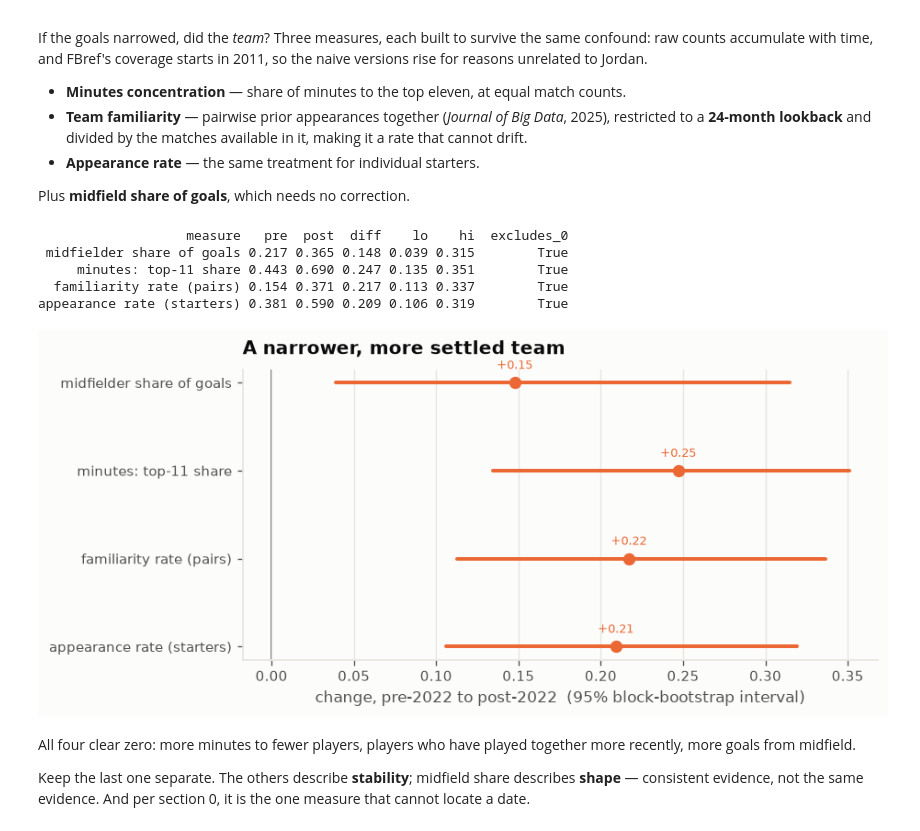
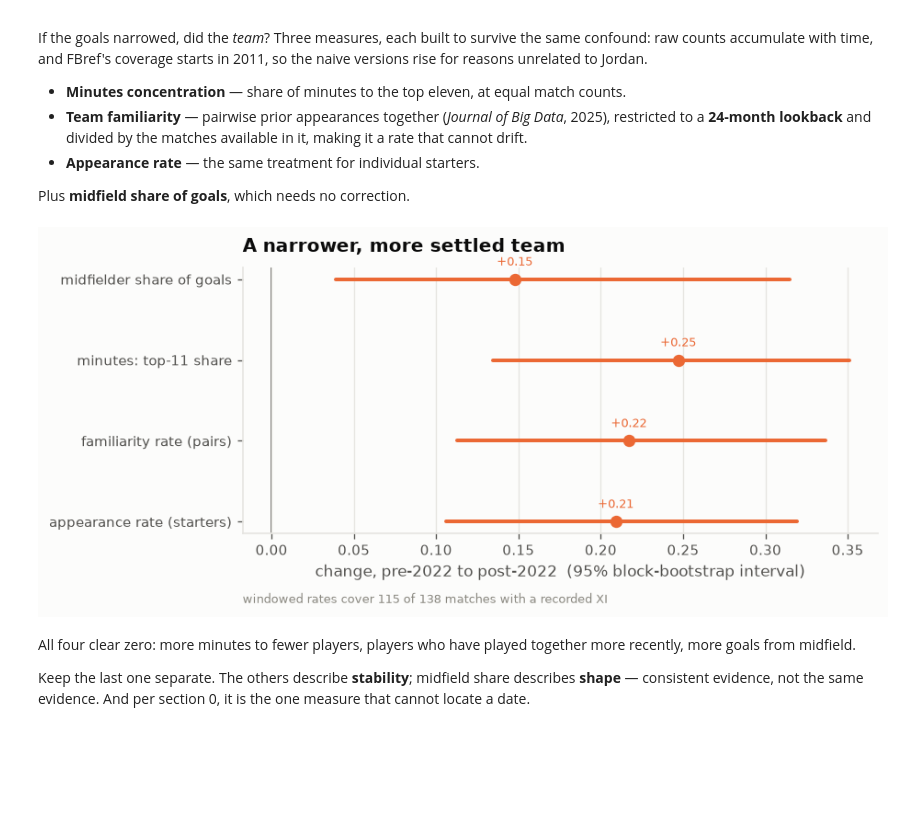
Before and after one commit to mqedan217/jordan-football-strength, a Jupyter notebook: notebooks/03_where_the_goals_came_from.ipynb, the cells around one changed output. Cells and saved outputs as stored; diff of their text form; code cells hidden in the pictures; blank space fills up the shorter version.

```diff
--- a/notebooks/03_where_the_goals_came_from.ipynb
+++ b/notebooks/03_where_the_goals_came_from.ipynb
@@ -209,13 +194,28 @@ findfont: Failed to find font weight semibold, now using 700.
 # two comparable, because there is no break for the cut to get past.
 band = pd.to_datetime(sweep.cut).between("2022-01-01", "2024-01-01")
 chosen = sweep[pd.to_datetime(sweep.cut) == CUT].iloc[0]
-for lab, _ in SWEEP:
-    ramp = chosen[lab] - sweep[lab].iloc[0]
-    flat = sweep.loc[band, lab].max() - sweep.loc[band, lab].min()
-    if abs(ramp) < 0.05:
-        verdict = "NO BREAK TO FIND -- as large at the 2018 cut as at 2022"
-    else:
-        ratio = flat / abs(ramp)
-        verdict = f"flat/ramp {ratio:4.2f}   " + ("PLATEAU" if ratio < 0.25 else "still moving")
-    print(f"  {lab:17s} ramp {ramp:+.3f}   flat {flat:.3f}   {verdict}")
+shape = pd.DataFrame([{"measure": lab,
+                       "ramp": abs(chosen[lab] - sweep[lab].iloc[0]),
+                       "flat": sweep.loc[band, lab].max() - sweep.loc[band, lab].min()}
+                      for lab, _ in SWEEP])
+shape["located"] = shape.ramp >= 0.05
+
+fig, ax = plt.subplots(figsize=(7.6, 2.9))
+d = shape.iloc[::-1].reset_index(drop=True)
+y = np.arange(len(d))
+ax.barh(y, d.ramp, height=0.58, color=viz.GRID, label="travel up to the 2022 cut")
+ax.barh(y, d.flat, height=0.26, color=viz.ORANGE,
+        label="movement still left after it")
+for i, r in d.iterrows():
+    txt = f"{r.flat / r.ramp:.0%} of the travel" if r.located else "no travel to locate"
+    ax.annotate(txt, (max(r.ramp, r.flat), i), xytext=(7, 0), va="center",
+                textcoords="offset points", fontsize=8.5, color=viz.INK_2)
+ax.set_yticks(y)
+ax.set_yticklabels(d.measure)
+ax.set_xlim(0, d.ramp.max() * 1.6)
+ax.set_xlabel("absolute difference, post minus pre")
+ax.set_title("Past the break, four measures stop moving. One has no break to be past.")
+ax.legend(fontsize=8, loc="lower right")
+viz.despine(ax)
+plt.show()
 # %% [output]
@@ -367,10 +354,4 @@ tab = (gj.pivot_table(index="scorer_player_id", columns="era",
 tab["total"] = tab.sum(axis=1)
 tab.insert(0, "player", tab.index.map(NAMES))
 top = tab.sort_values("total", ascending=False).head(10)
-print(top.to_string(index=False))
-
-for e in ("pre", "post"):
-    s = gj[gj.era == e].scorer_player_id
-    t3 = s.value_counts().head(3)
-    print(f"\n{e:4s}  {len(s)} goals, top three = {t3.sum()/len(s):.0%}: "
-          + ", ".join(f"{NAMES.get(i, i)} ({c})" for i, c in t3.items()))
+# the table and the top-three shares are both drawn by the next cell
@@ -461,33 +426,29 @@ for lab, fn, nb in MEASURES:
                 "post": fn(mt[mt.era == "post"]),
                 "diff": o, "lo": lo, "hi": hi,
                 "excludes_0": bool(lo > 0 or hi < 0)})
-settled = pd.DataFrame(res)
-print(settled.round(3).to_string(index=False))
+settled = pd.DataFrame(res)   # drawn by the next cell
-# %% [output]
-                   measure   pre  post  diff    lo    hi  excludes_0
- midfielder share of goals 0.217 0.365 0.148 0.039 0.315        True
-     minutes: top-11 share 0.443 0.690 0.247 0.135 0.351        True
-  familiarity rate (pairs) 0.154 0.371 0.217 0.113 0.337        True
-appearance rate (starters) 0.381 0.590 0.209 0.106 0.319        True
 # %%
 fig, ax = plt.subplots(figsize=(7.6, 3.4))
 d = settled.iloc[::-1].reset_index(drop=True)
 y = np.arange(len(d))
 for i, r in d.iterrows():
     col = viz.ORANGE if r.excludes_0 else viz.INK_MUTED
     ax.plot([r.lo, r.hi], [i, i], color=col, lw=2.4, solid_capstyle="round")
     ax.plot(r["diff"], i, "o", color=col, ms=7, zorder=3)
     ax.annotate(f"{r['diff']:+.2f}", xy=(r["diff"], i), xytext=(0, 9),
                 textcoords="offset points", ha="center", fontsize=8, color=col)
 ax.axvline(0, color=viz.INK_2, lw=1.0, zorder=0)
 ax.set_yticks(y); ax.set_yticklabels(d.measure)
 ax.set_xlabel("change, pre-2022 to post-2022  (95% block-bootstrap interval)")
 ax.set_title("A narrower, more settled team")
+ax.annotate(f"windowed rates cover {XI_COVER[0]} of {XI_COVER[1]} matches with a "
+            f"recorded XI", xy=(0, -0.26), xycoords="axes fraction", fontsize=8,
+            color=viz.INK_MUTED)
 viz.despine(ax)
 ax.grid(axis="y", visible=False); ax.grid(axis="x", visible=True)
 plt.show()
 # %% [output]
-[figure, old version]
+[figure, new version]
 # %% [markdown]
 All four clear zero: more minutes to fewer players, players who have played
 together more recently, more goals from midfield.
```
Also changed, not shown: parts of 30 cells of this notebook, 2 other files.
